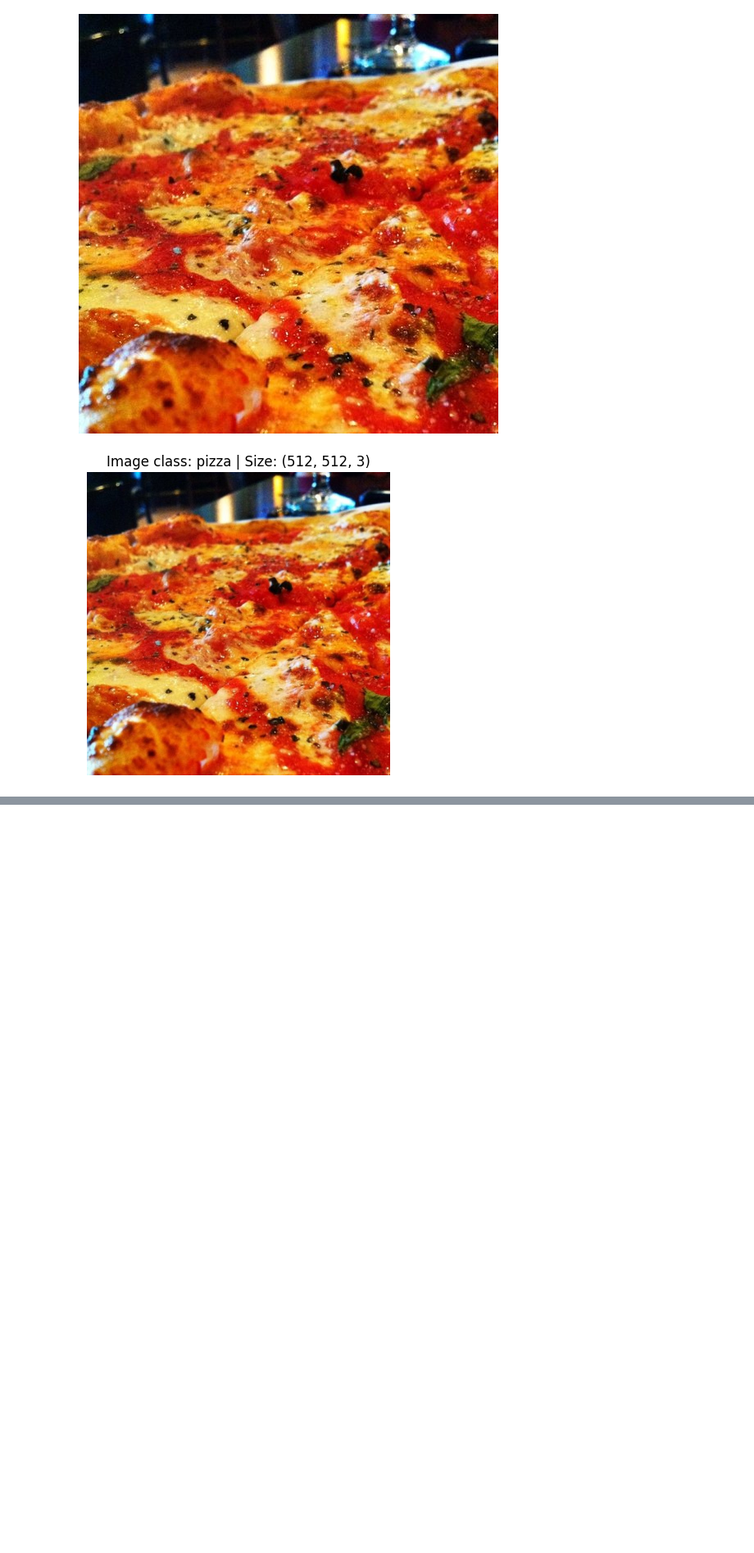
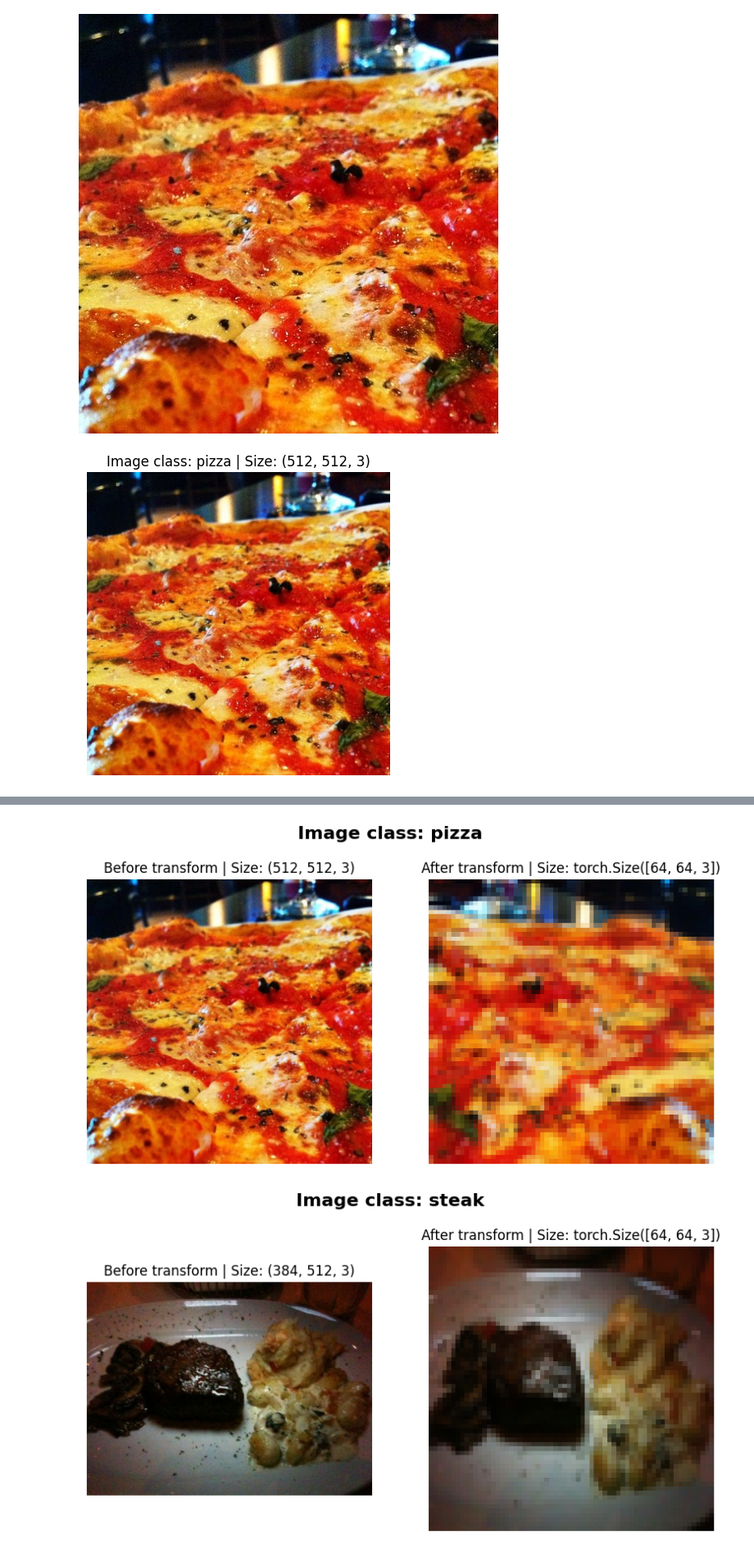
Before and after one commit to vishwasg217/Pytorch-tutorial, a Jupyter notebook: custom_datasets.ipynb, the cells around one changed output, grey strips where cells are left out. Shown at 82% size. Saved outputs shown, nothing was run; the diff lists cells and outputs as text; code cells hidden in the pictures; blank space fills up the shorter version.

```diff
--- a/custom_datasets.ipynb
+++ b/custom_datasets.ipynb
@@ -115,0 +118,6 @@ plt.axis(False);
+# %%
+data_transform = transforms.Compose([
+    transforms.Resize((64, 64)),
+    transforms.RandomHorizontalFlip(p=0.5),
+    transforms.ToTensor()
+])
@@ -115,0 +144,24 @@ plt.axis(False);
+# %%
+def plot_transformed_images(image_paths, transform, n = 3, seed = 42):
+
+    if seed:
+        random.seed(seed)
+    random_image_paths = random.sample(image_paths, n)
+    for image_path in random_image_paths:
+        with Image.open(image_path) as f:
+            fig, ax = plt.subplots(nrows=1, ncols=2, figsize=(10, 5))
+            ax[0].imshow(f)
+            ax[0].set_title(f"Before transform | Size: {np.array(f).shape}")
+            ax[0].axis(False)
+
+            transformed_image = transform(f).permute(1,2,0) # transform and change shape from (C, H, W) to (H, W, C), since matplotlib expects the last dimension to be the color channel
+            ax[1].imshow(transformed_image)
+            ax[1].set_title(f"After transform | Size: {transformed_image.shape}")
+            ax[1].axis(False)
+
+            fig.suptitle(f"Image class: {image_path.parent.name}", fontsize=16, fontweight="bold")
+
+plot_transformed_images(image_path_list, data_transform)
+# %% [output]
+[figure, added]
+[figure, added]
```
Also changed, not shown: parts of 7 cells of this notebook.
